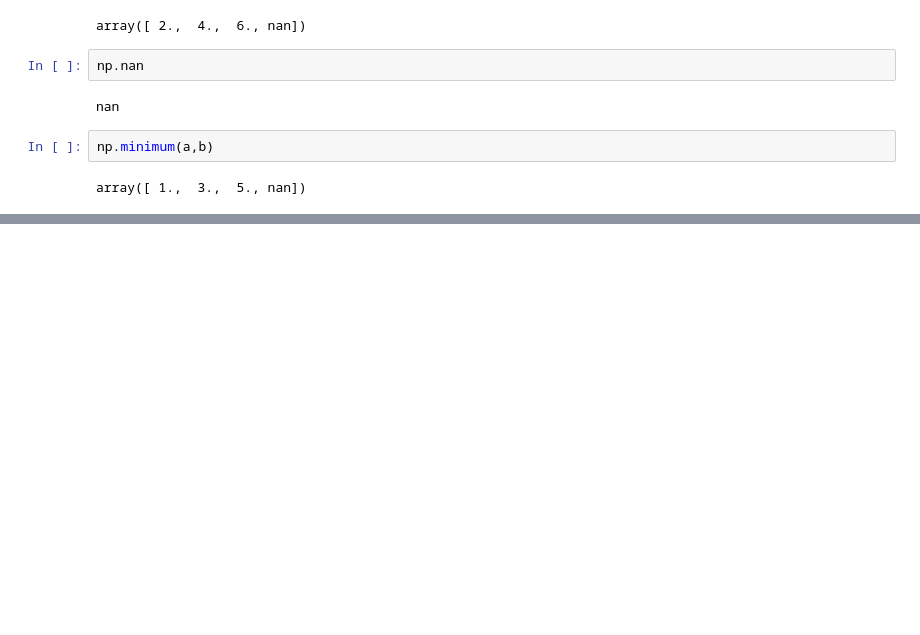
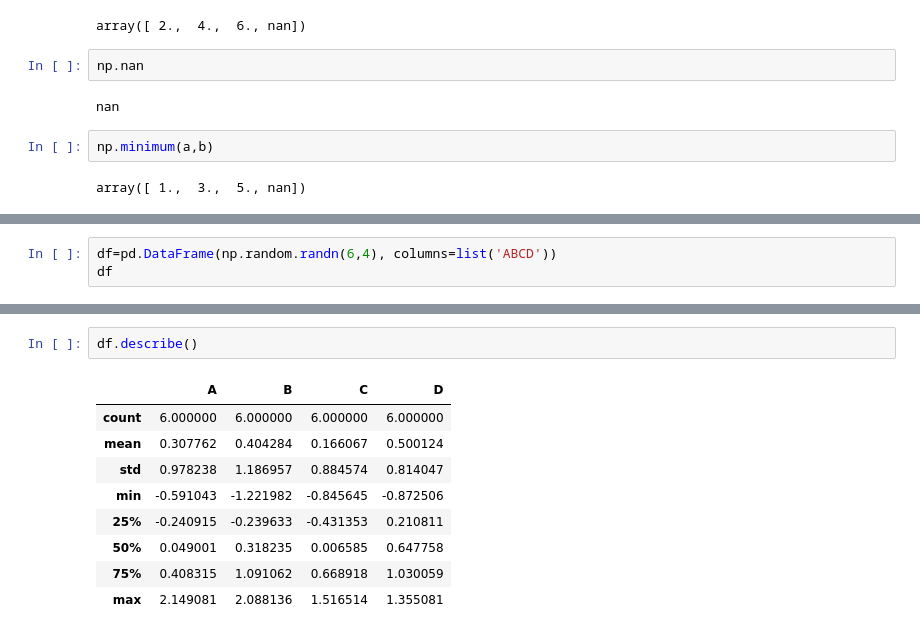
Before and after one commit to TakashiNomura/temp, a Jupyter notebook: Python_でデータサイエンス.ipynb, the cells around one changed output, grey strips where cells are left out. Cells and saved outputs as stored; diff of their text form; blank space fills up the shorter version.

```diff
--- a/Python_でデータサイエンス.ipynb
+++ b/Python_でデータサイエンス.ipynb
@@ -176,0 +318,3 @@ array([ 1.,  3.,  5., nan])
+# %%
+df=pd.DataFrame(np.random.randn(6,4), columns=list('ABCD'))
+df
@@ -176,0 +360,12 @@ array([ 1.,  3.,  5., nan])
+# %%
+df.describe()
+# %% [output]
+|  | A | B | C | D |
+| count | 6.000000 | 6.000000 | 6.000000 | 6.000000 |
+| mean | 0.307762 | 0.404284 | 0.166067 | 0.500124 |
+| std | 0.978238 | 1.186957 | 0.884574 | 0.814047 |
+| min | -0.591043 | -1.221982 | -0.845645 | -0.872506 |
+| 25% | -0.240915 | -0.239633 | -0.431353 | 0.210811 |
+| 50% | 0.049001 | 0.318235 | 0.006585 | 0.647758 |
+| 75% | 0.408315 | 1.091062 | 0.668918 | 1.030059 |
+| max | 2.149081 | 2.088136 | 1.516514 | 1.355081 |
```
Also changed, not shown: parts of 42 cells of this notebook.
